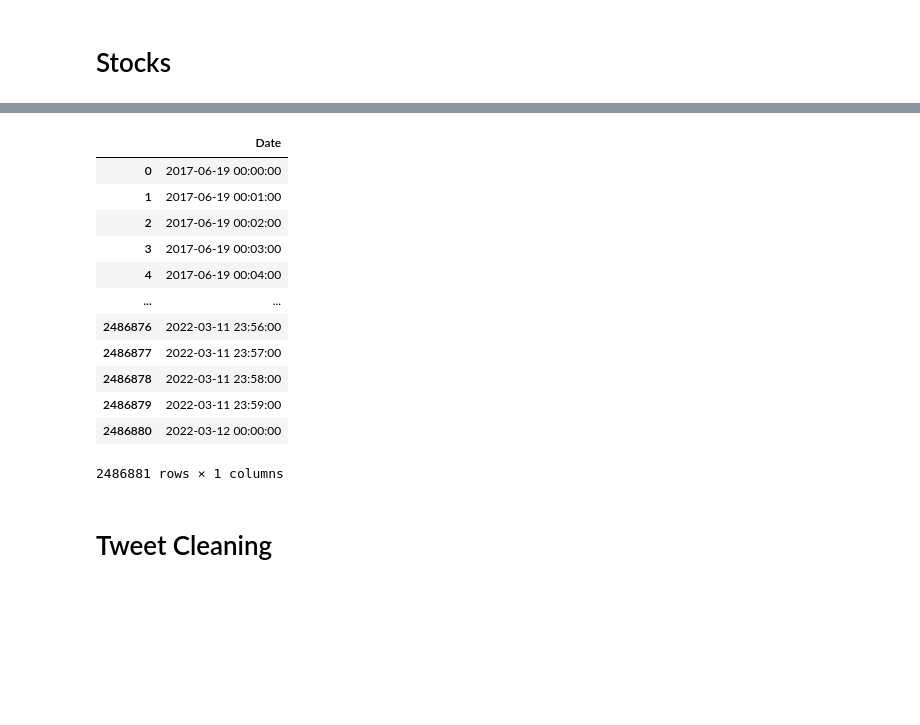
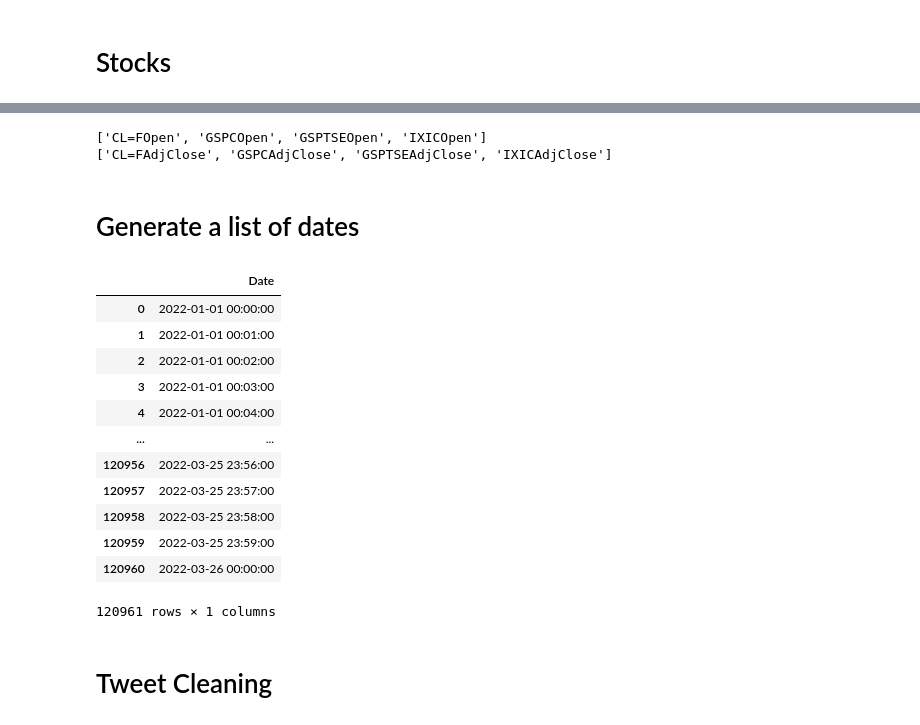
Before and after one commit to warriorprince86/MachineLearning, a Jupyter notebook: project/src/datamerge.ipynb, the cells around one changed output, grey strips where cells are left out. Saved outputs shown, nothing was run; the diff lists cells and outputs as text; code cells hidden in the pictures; blank space fills up the shorter version.

Commit message:
fix(revised-stocks-data-read): revised the section where the stock data is read

```diff
--- a/project/src/datamerge.ipynb
+++ b/project/src/datamerge.ipynb
@@ -2,5 +2,9 @@
 import pandas as pd
 import numpy as np
 from datetime import datetime, timedelta
+
+pd.set_option('display.max_columns', 1000, 'display.max_colwidth', 1000, 'display.max_rows',1000)
+import warnings
+warnings.filterwarnings('ignore')
 # %% [markdown]
 # Stocks
@@ -57,22 +80,32 @@ df_stocks
+# %%
+# Stocks Data
+filename='data/ ^GSPC CL=F ^IXIC ^GSPTSE_5m.csv'
+header = read_stocks_data_header(filename)
+df_stocks_open, df_stocks_close = read_stocks_data(filename,header,3)
+# %% [output]
+['CL=FOpen', 'GSPCOpen', 'GSPTSEOpen', 'IXICOpen']
+['CL=FAdjClose', 'GSPCAdjClose', 'GSPTSEAdjClose', 'IXICAdjClose']
+# %% [markdown]
+# Generate a list of dates
 # %%
 # Date Range
 df_date= pd.DataFrame()
-df_date['Date'] = pd.bdate_range(start='2017-06-19', end='2022-03-12', freq='min')
+df_date['Date'] = pd.bdate_range(start='2022-01-01', end='2022-03-26', freq='min')
 df_date
 # %% [output]
 |  | Date |
-| 0 | 2017-06-19 00:00:00 |
-| 1 | 2017-06-19 00:01:00 |
-| 2 | 2017-06-19 00:02:00 |
-| 3 | 2017-06-19 00:03:00 |
-| 4 | 2017-06-19 00:04:00 |
+| 0 | 2022-01-01 00:00:00 |
+| 1 | 2022-01-01 00:01:00 |
+| 2 | 2022-01-01 00:02:00 |
+| 3 | 2022-01-01 00:03:00 |
+| 4 | 2022-01-01 00:04:00 |
 | ... | ... |
-| 2486876 | 2022-03-11 23:56:00 |
-| 2486877 | 2022-03-11 23:57:00 |
-| 2486878 | 2022-03-11 23:58:00 |
-| 2486879 | 2022-03-11 23:59:00 |
-| 2486880 | 2022-03-12 00:00:00 |
+| 120956 | 2022-03-25 23:56:00 |
+| 120957 | 2022-03-25 23:57:00 |
+| 120958 | 2022-03-25 23:58:00 |
+| 120959 | 2022-03-25 23:59:00 |
+| 120960 | 2022-03-26 00:00:00 |
-2486881 rows × 1 columns
+120961 rows × 1 columns
 # %% [markdown]
 # Tweet Cleaning
 # %%
```
Also changed, not shown: parts of 2 cells of this notebook, 1 other file.
